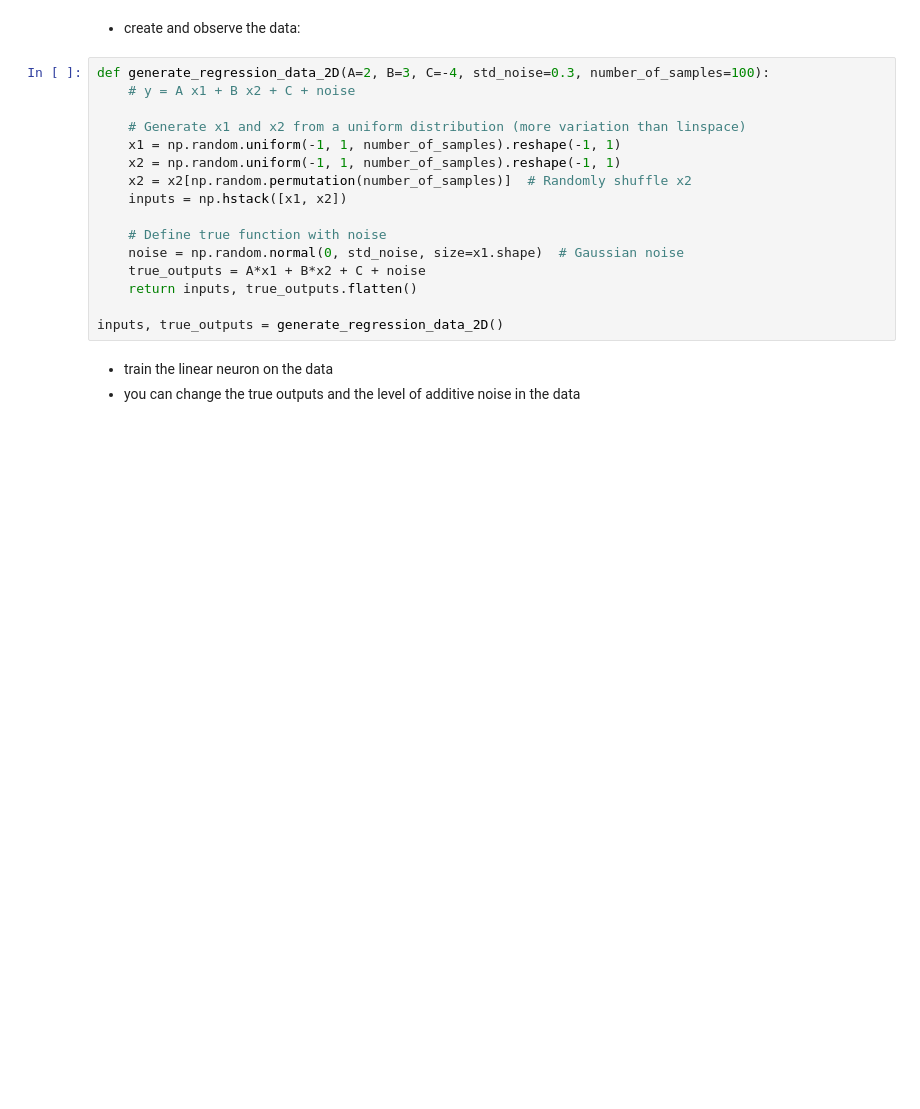
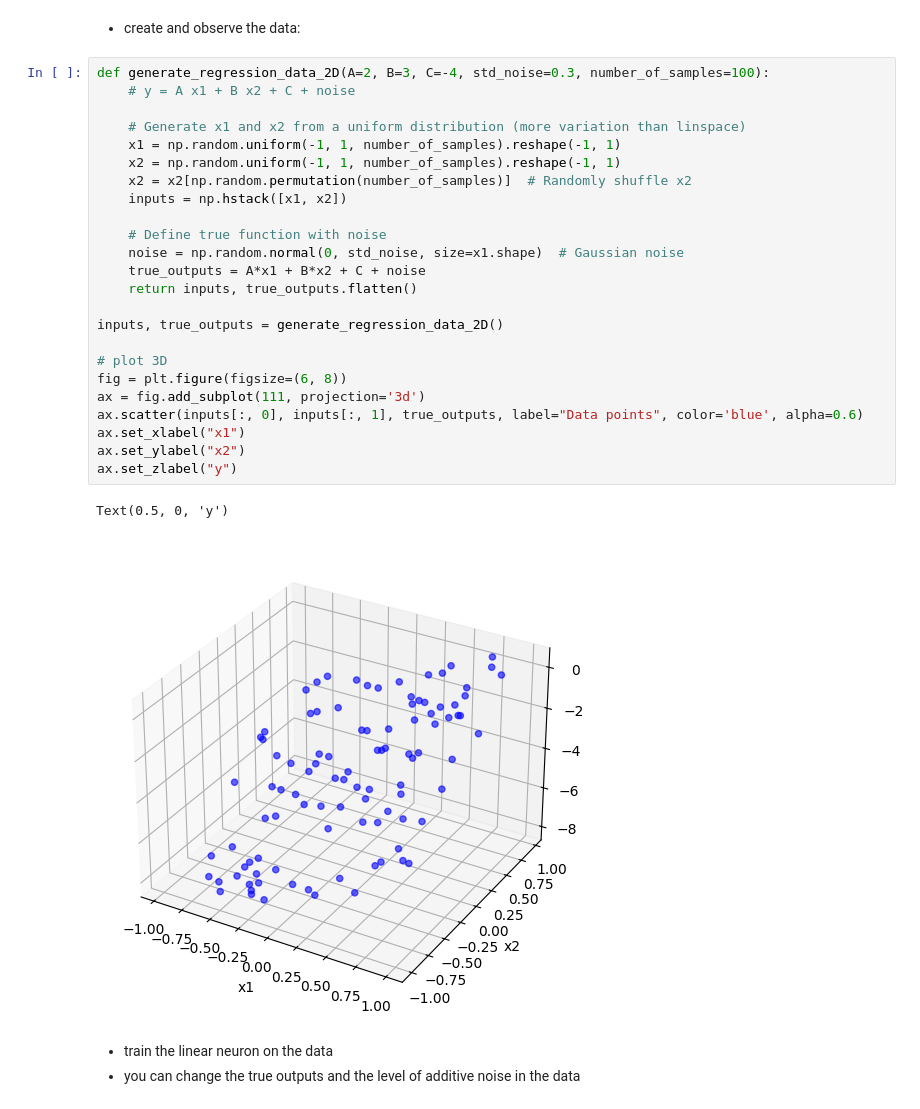
Before and after one commit to reitezuz/18NES1-2026, a Jupyter notebook: week03/linear_neuron.ipynb, the cells around one changed output. Saved outputs shown, nothing was run; the diff lists cells and outputs as text; blank space fills up the shorter version.

```diff
--- a/week03/linear_neuron.ipynb
+++ b/week03/linear_neuron.ipynb
@@ -791,19 +791,30 @@ Experiment Results:
 # %%
 def generate_regression_data_2D(A=2, B=3, C=-4, std_noise=0.3, number_of_samples=100):
     # y = A x1 + B x2 + C + noise
 
     # Generate x1 and x2 from a uniform distribution (more variation than linspace)
     x1 = np.random.uniform(-1, 1, number_of_samples).reshape(-1, 1)
     x2 = np.random.uniform(-1, 1, number_of_samples).reshape(-1, 1)
     x2 = x2[np.random.permutation(number_of_samples)]  # Randomly shuffle x2
     inputs = np.hstack([x1, x2])
 
     # Define true function with noise
     noise = np.random.normal(0, std_noise, size=x1.shape)  # Gaussian noise
     true_outputs = A*x1 + B*x2 + C + noise
     return inputs, true_outputs.flatten()
 
 inputs, true_outputs = generate_regression_data_2D()
+
+# plot 3D
+fig = plt.figure(figsize=(6, 8))
+ax = fig.add_subplot(111, projection='3d')
+ax.scatter(inputs[:, 0], inputs[:, 1], true_outputs, label="Data points", color='blue', alpha=0.6)
+ax.set_xlabel("x1")
+ax.set_ylabel("x2")
+ax.set_zlabel("y")
+# %% [output]
+Text(0.5, 0, 'y')
+[figure, added]
 # %% [markdown]
 - train the linear neuron on the data
 - you can change the true outputs and the level of additive noise in the data
```
Also changed, not shown: parts of 1 cell of this notebook.
